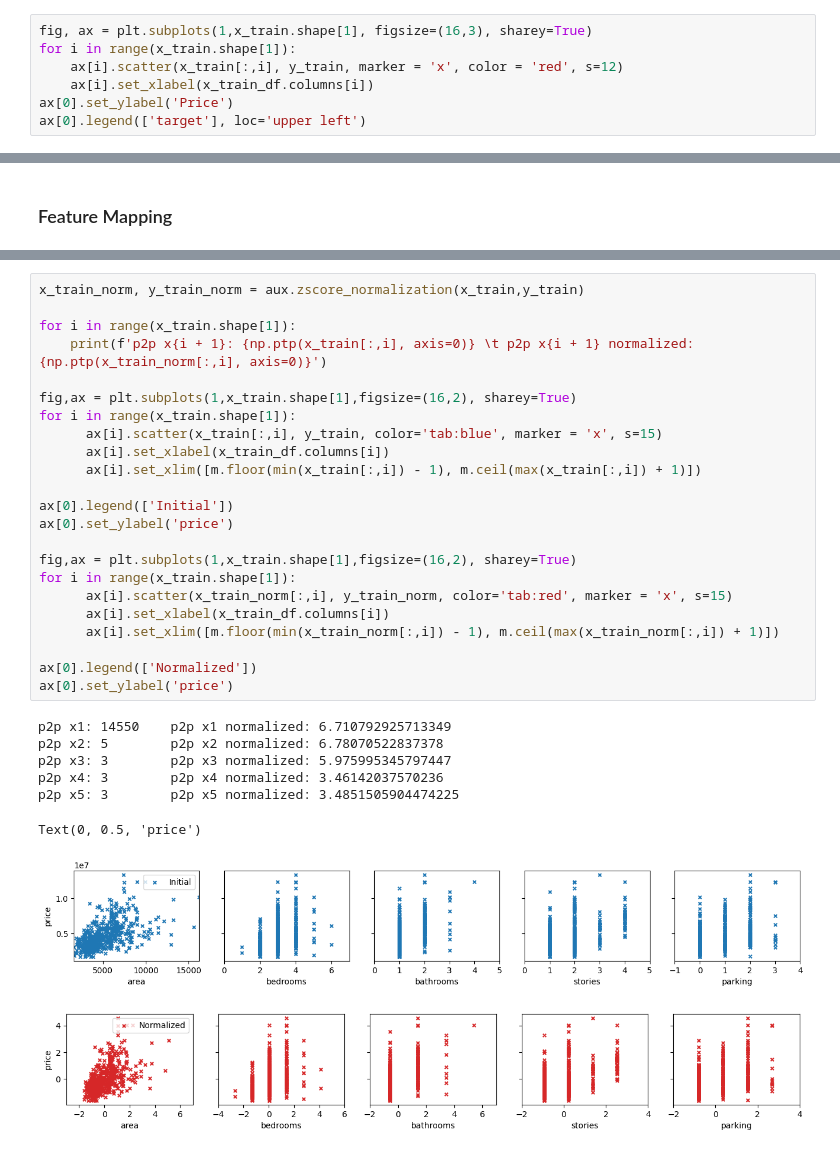
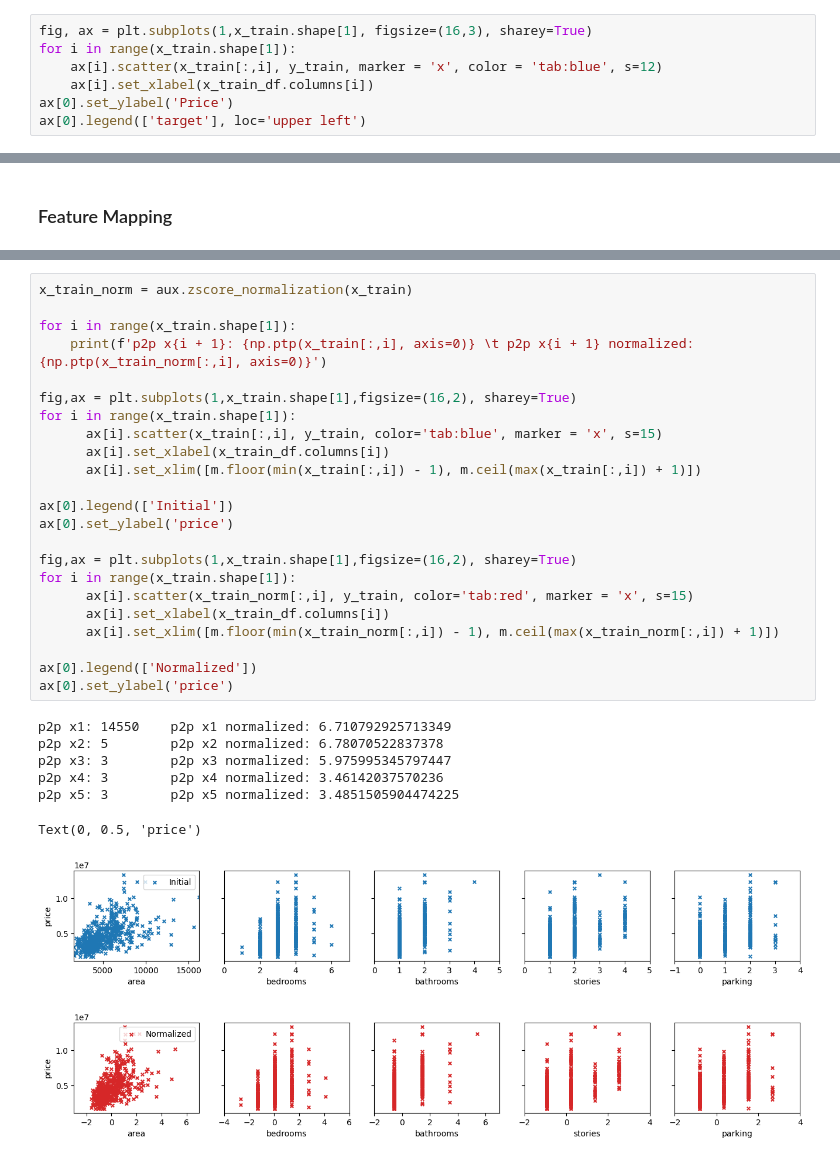
Before and after one commit to matsouto/ML_Notebooks, a Jupyter notebook: Supervised Learning/Multiplelinear.ipynb, the cells around one changed output, grey strips where cells are left out. Drawn from its saved outputs; the diff is of its cells as text.

```diff
--- a/Supervised Learning/Multiplelinear.ipynb
+++ b/Supervised Learning/Multiplelinear.ipynb
@@ -50,7 +51,7 @@ p2p Y: 11550000
 # %%
 fig, ax = plt.subplots(1,x_train.shape[1], figsize=(16,3), sharey=True)
 for i in range(x_train.shape[1]):
-    ax[i].scatter(x_train[:,i], y_train, marker = 'x', color = 'red', s=12)
+    ax[i].scatter(x_train[:,i], y_train, marker = 'x', color = 'tab:blue', s=12)
     ax[i].set_xlabel(x_train_df.columns[i])
 ax[0].set_ylabel('Price')
 ax[0].legend(['target'], loc='upper left')
@@ -66,34 +67,34 @@ Z-score normalization:
 
 ![Alt text](images/zscore.png)
 # %%
-x_train_norm, y_train_norm = aux.zscore_normalization(x_train,y_train)
+x_train_norm = aux.zscore_normalization(x_train)
 
 for i in range(x_train.shape[1]):
     print(f'p2p x{i + 1}: {np.ptp(x_train[:,i], axis=0)} \t p2p x{i + 1} normalized: {np.ptp(x_train_norm[:,i], axis=0)}')
 
 fig,ax = plt.subplots(1,x_train.shape[1],figsize=(16,2), sharey=True)
 for i in range(x_train.shape[1]):
       ax[i].scatter(x_train[:,i], y_train, color='tab:blue', marker = 'x', s=15)
       ax[i].set_xlabel(x_train_df.columns[i])
       ax[i].set_xlim([m.floor(min(x_train[:,i]) - 1), m.ceil(max(x_train[:,i]) + 1)])
 
 ax[0].legend(['Initial'])
 ax[0].set_ylabel('price')
 
 fig,ax = plt.subplots(1,x_train.shape[1],figsize=(16,2), sharey=True)
 for i in range(x_train.shape[1]):
-      ax[i].scatter(x_train_norm[:,i], y_train_norm, color='tab:red', marker = 'x', s=15)
+      ax[i].scatter(x_train_norm[:,i], y_train, color='tab:red', marker = 'x', s=15)
       ax[i].set_xlabel(x_train_df.columns[i])
       ax[i].set_xlim([m.floor(min(x_train_norm[:,i]) - 1), m.ceil(max(x_train_norm[:,i]) + 1)])
 
 ax[0].legend(['Normalized'])
 ax[0].set_ylabel('price')
 # %% [output]
 p2p x1: 14550    p2p x1 normalized: 6.710792925713349
 p2p x2: 5        p2p x2 normalized: 6.78070522837378
 p2p x3: 3        p2p x3 normalized: 5.975995345797447
 p2p x4: 3        p2p x4 normalized: 3.46142037570236
 p2p x5: 3        p2p x5 normalized: 3.4851505904474225
 Text(0, 0.5, 'price')
 [figure]
-[figure, old version]
+[figure, new version]
```
Also changed, not shown: parts of 9 cells of this notebook, 6 other files.
